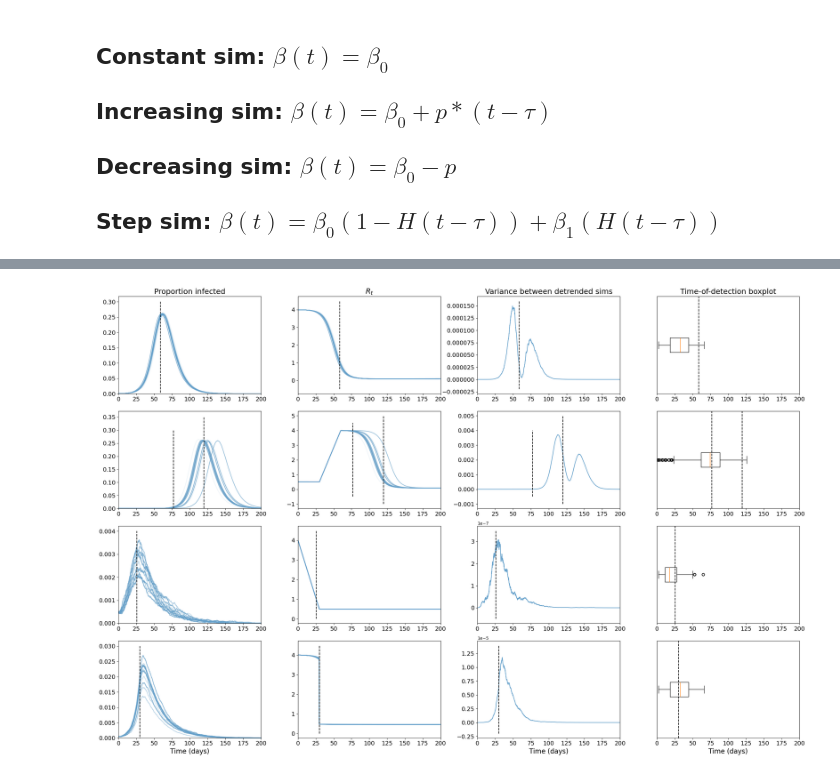
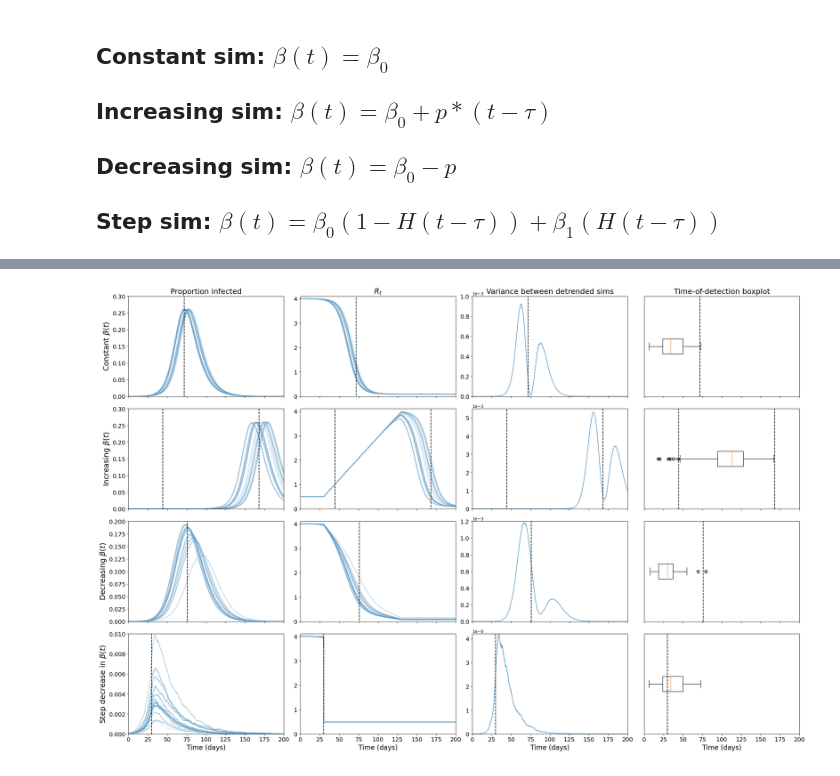
Before and after one commit to joshlooks/COVIDews, a Jupyter notebook: simulations.ipynb, the cells around one changed output, grey strips where cells are left out. Saved outputs shown, nothing was run; the diff lists cells and outputs as text; code cells hidden in the pictures.

Commit message:
finalising sims and nhs plots

```diff
--- a/simulations.ipynb
+++ b/simulations.ipynb
@@ -118,7 +118,7 @@ delta = 1/5 # Symptom onset rate (1/delta is the infectious)
 gamma = 1/10  # Recovery rate (1/gamma is the infectious period)
 R_0 = 4 # Basic reproduction number estimated for alpha variant
 mu = 0.00003424657  # Birth and death rate
-initial_infected = 50
+initial_infected = 10
 initial_exposed = 0
 max_time = 200
 beta0 = R_0 * (delta+mu)*(gamma+mu)/delta
@@ -212,6 +243,14 @@ for i in range(num_res):
 # %%
 constant_crit = np.mean(times[np.where(np.abs(np.mean(Reff_constant,axis=0)-1)<=1e-2)])
-inc_crit_up = np.mean(times[np.where(np.abs(np.mean(Reff_increasing,axis=0)-1)<=1e-2)][:2])
-inc_crit_down = np.mean(times[np.where(np.abs(np.mean(Reff_increasing,axis=0)-1)<=1e-2)][2:])
+inc_crit_up = np.mean(times[np.where(np.abs(np.mean(Reff_increasing,axis=0)-1)<=1e-2)][:5])
+inc_crit_down = np.mean(times[np.where(np.abs(np.mean(Reff_increasing,axis=0)-1)<=1e-2)][5:])
 dec_crit = np.mean(times[np.where(np.abs(np.mean(Reff_decreasing,axis=0)-1)<=1e-2)])
 step_crit = tau
+df = pd.DataFrame(I_constant).T
+stoch_cst = df.sub(df.mean(axis = 1), axis = 'rows')
+df_step = pd.DataFrame(I_step).T
+stoch_step = df_step.sub(df_step.mean(axis = 1), axis = 'rows')
+df_increasing = pd.DataFrame(I_increasing).T
+stoch_inc = df_increasing.sub(df_increasing.mean(axis = 1), axis = 'rows')
+df_decreasing = pd.DataFrame(I_decreasing).T
+stoch_dec = df_decreasing.sub(df_decreasing.mean(axis = 1), axis = 'rows')
@@ -331,16 +357,19 @@ def norm(x):
     rolling_std = x.expanding().std(ddof=0)
     return (x-rolling_mean)/rolling_std
 
-fig, axs = plt.subplots(nrows = 4, ncols = 4, figsize=(24,16))
+up_lims = [1e-3,5.5e-3,12e-4,4.2e-6]
+up_lims_p = [0.3,0.3,0.2,0.01]
+
+fig, axs = plt.subplots(nrows = 4, ncols = 4, figsize=(24,16),sharex=True)
 for i in range(num_res):
     axs[0,0].plot(times,I_constant[i],color='#629FCA',alpha=0.1)
     axs[0,1].plot(times,Reff_constant[i],color='#629FCA',alpha=0.1)
 axs[0,2].plot(times,stoch_cst.var(axis=1).values,color='#629FCA')
 axs[0,3].boxplot([j for i in times_cst.values() for j in i],vert=False)
 
-axs[0,0].vlines(constant_crit,ymin=axs[0,0].get_yticks()[0],ymax=axs[0,0].get_yticks()[-1],color='k',linestyle='--')
+axs[0,0].vlines(constant_crit,ymin=axs[0,0].get_yticks()[0],ymax=up_lims_p[0],color='k',linestyle='--')
 axs[0,1].vlines(constant_crit,ymin=axs[0,1].get_yticks()[0],ymax=axs[0,1].get_yticks()[-1],color='k',linestyle='--')
-axs[0,2].vlines(constant_crit,ymin=axs[0,2].get_yticks()[0],ymax=axs[0,2].get_yticks()[-1],color='k',linestyle='--')
+axs[0,2].vlines(constant_crit,ymin=axs[0,2].get_yticks()[0],ymax=up_lims[0],color='k',linestyle='--')
 axs[0,3].vlines(constant_crit,0.5,1.5,color='k',linestyle='--')
 
 for i in range(num_res):
@@ -350,13 +379,13 @@ axs[1,2].plot(times,stoch_inc.var(axis=1).values,color='#629FCA')
 axs[1,3].boxplot([j for i in times_inc.values() for j in i],vert=False)
 
 
-axs[1,0].vlines(inc_crit_up,ymin=axs[1,0].get_yticks()[0],ymax=axs[1,0].get_yticks()[-1],color='k',linestyle='--')
+axs[1,0].vlines(inc_crit_up,ymin=axs[1,0].get_yticks()[0],ymax=up_lims_p[1],color='k',linestyle='--')
 axs[1,1].vlines(inc_crit_up,ymin=axs[1,1].get_yticks()[0],ymax=axs[1,1].get_yticks()[-1],color='k',linestyle='--')
-axs[1,2].vlines(inc_crit_up,ymin=axs[1,2].get_yticks()[0],ymax=axs[1,2].get_yticks()[-1],color='k',linestyle='--')
+axs[1,2].vlines(inc_crit_up,ymin=axs[1,2].get_yticks()[0],ymax=up_lims[1],color='k',linestyle='--')
 axs[1,3].vlines(inc_crit_up,0.5,1.5,color='k',linestyle='--')
-axs[1,0].vlines(inc_crit_down,ymin=axs[1,0].get_yticks()[0],ymax=axs[1,0].get_yticks()[-1],color='k',linestyle='--')
+axs[1,0].vlines(inc_crit_down,ymin=axs[1,0].get_yticks()[0],ymax=up_lims_p[1],color='k',linestyle='--')
 axs[1,1].vlines(inc_crit_down,ymin=axs[1,1].get_yticks()[0],ymax=axs[1,1].get_yticks()[-1],color='k',linestyle='--')
-axs[1,2].vlines(inc_crit_down,ymin=axs[1,2].get_yticks()[0],ymax=axs[1,2].get_yticks()[-1],color='k',linestyle='--')
+axs[1,2].vlines(inc_crit_down,ymin=axs[1,2].get_yticks()[0],ymax=up_lims[1],color='k',linestyle='--')
 axs[1,3].vlines(inc_crit_down,0.5,1.5,color='k',linestyle='--')
 
 for i in range(num_res):
@@ -365,41 +394,50 @@ for i in range(num_res):
 axs[2,2].plot(times,stoch_dec.var(axis=1).values,color='#629FCA')
 axs[2,3].boxplot([j for i in times_dec.values() for j in i],vert=False)
 
-axs[2,0].vlines(dec_crit,ymin=axs[2,0].get_yticks()[0],ymax=axs[2,0].get_yticks()[-1],color='k',linestyle='--')
+axs[2,0].vlines(dec_crit,ymin=axs[2,0].get_yticks()[0],ymax=up_lims_p[2],color='k',linestyle='--')
 axs[2,1].vlines(dec_crit,ymin=axs[2,1].get_yticks()[0],ymax=axs[2,1].get_yticks()[-1],color='k',linestyle='--')
-axs[2,2].vlines(dec_crit,ymin=axs[2,2].get_yticks()[0],ymax=axs[2,2].get_yticks()[-1],color='k',linestyle='--')
+axs[2,2].vlines(dec_crit,ymin=axs[2,2].get_yticks()[0],ymax=up_lims[2],color='k',linestyle='--')
 axs[2,3].vlines(dec_crit,0.5,1.5,color='k',linestyle='--')
 
 for i in range(num_res):
     axs[3,0].plot(times,I_step[i],color='#629FCA',alpha=0.1)
     axs[3,1].plot(times,Reff_step[i],color='#629FCA',alpha=0.1)
 axs[3,0].set_xlabel('Time (days)',fontsize=16)
+axs[3,1].set_xlabel('Time (days)',fontsize=16)
 axs[3,2].plot(times,stoch_step.var(axis=1).values,color='#629FCA')
 axs[3,2].set_xlabel('Time (days)',fontsize=16)
 axs[3,3].boxplot([j for i in times_step.values() for j in i],vert=False)
 axs[3,3].set_xlabel('Time (days)',fontsize=16)
 
-axs[3,0].vlines(step_crit,ymin=axs[3,0].get_yticks()[0],ymax=axs[3,0].get_yticks()[-1],color='k',linestyle='--')
+axs[3,0].vlines(step_crit,ymin=axs[3,0].get_yticks()[0],ymax=up_lims_p[3],color='k',linestyle='--')
 axs[3,1].vlines(step_crit,ymin=axs[3,1].get_yticks()[0],ymax=axs[3,1].get_yticks()[-1],color='k',linestyle='--')
-axs[3,2].vlines(step_crit,ymin=axs[3,2].get_yticks()[0],ymax=axs[3,2].get_yticks()[-1],color='k',linestyle='--')
+axs[3,2].vlines(step_crit,ymin=axs[3,2].get_yticks()[0],ymax=up_lims[3],color='k',linestyle='--')
 axs[3,3].vlines(step_crit,0.5,1.5,color='k',linestyle='--')
 
 axs[0,0].set_title('Proportion infected',fontsize=18)
 axs[0,1].set_title(r'$R_t$',fontsize=18)
 axs[0,2].set_title('Variance between detrended sims',fontsize=18)
 axs[0,3].set_title('Time-of-detection boxplot',fontsize=18)
 
+labels= [r'Constant $\beta(t)$',r'Increasing $\beta(t)$', r'Decreasing $\beta(t)$', r'Step decrease in $\beta(t)$']
 for i in range(4):
     for j in range(4):
         axs[i,j].tick_params(axis='x', labelsize=14)
         axs[i,j].tick_params(axis='y', labelsize=14)
         if j == 3:
             axs[i,j].set_yticks([])
         if j == 0:
             axs[i,j].set_ylim((0,axs[i,j].get_ylim()[-1]))
         axs[i,j].set_xlim((0,200))
+for i in range(4):
+    axs[i,0].set_ylim([0,up_lims_p[i]])
+    axs[i,1].set_ylim([0,4.1])
+    axs[i,2].set_ylim([0,up_lims[i]])
+    axs[i,2].ticklabel_format(axis='y',style='sci',scilimits=(0,0))
+    axs[i,0].set_ylabel(labels[i],fontsize=18)
+
 plt.tight_layout()
-# plt.savefig("Figures/simulations.pdf",dpi=2400,bbox_inches='tight')
+plt.savefig("Figures/simulations.pdf",dpi=2400,bbox_inches='tight')
 plt.show()
 # %% [output]
-[figure, old version]
+[figure, new version]
```
Also changed, not shown: parts of 19 cells of this notebook, 12 other files.
